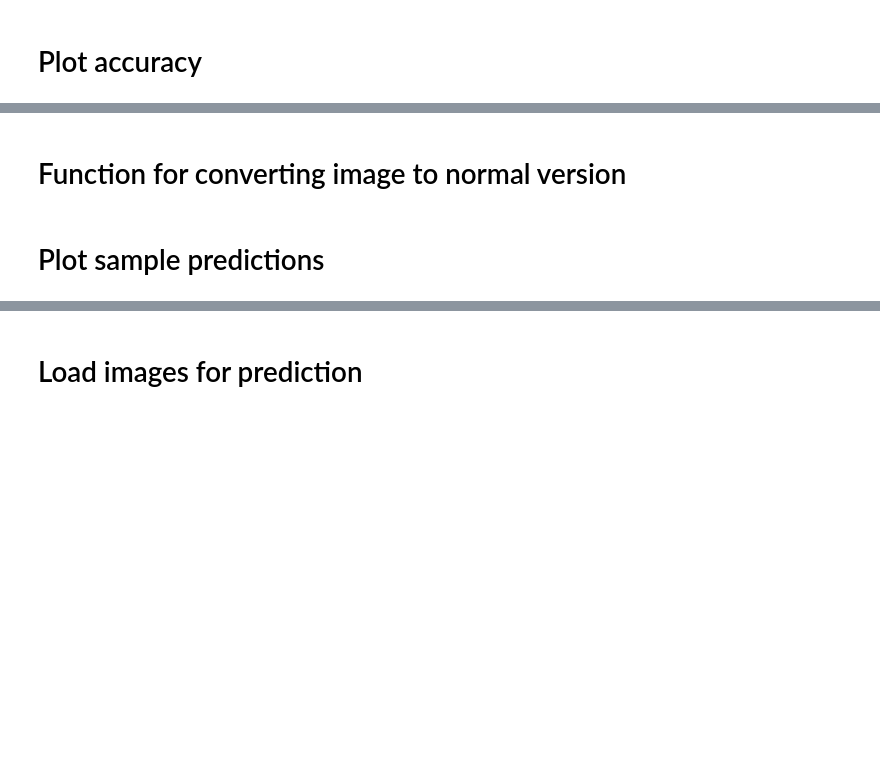
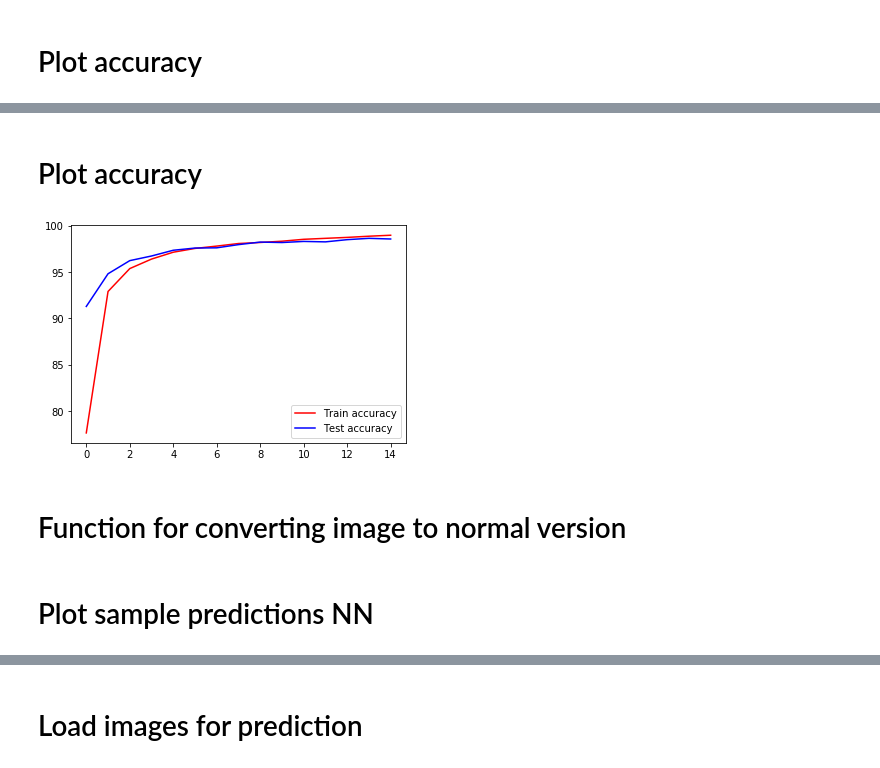
Before and after one commit to zgorzynb/Portfolio, a Jupyter notebook: DeepLearning/MNIST/mnist.ipynb, the cells around one changed output, grey strips where cells are left out. Drawn from its saved outputs; the diff is of its cells as text; code cells hidden in the pictures; blank space fills up the shorter version.

```diff
--- a/DeepLearning/MNIST/mnist.ipynb
+++ b/DeepLearning/MNIST/mnist.ipynb
@@ -135,3 +263,12 @@ plt.show()
+# %% [markdown]
+# Plot accuracy
+# %%
+plt.plot(epoch_acc, color ='r', label = "Train accuracy")
+plt.plot(epoch_test_acc, color ='b', label = "Test accuracy")
+plt.legend()
+plt.show()
+# %% [output]
+[figure, added]
 # %% [markdown]
 # Function for converting image to normal version
 # %%
@@ -142,7 +279,7 @@ def im_convert(tensor):
   image = image.clip(0, 1)
   return image
 # %% [markdown]
-# Plot sample predictions
+# Plot sample predictions NN
 # %%
 images, labels = train_iter.next()
 images_flat = images.view(images.shape[0], -1).float()
```
Also changed, not shown: parts of 17 cells of this notebook.
